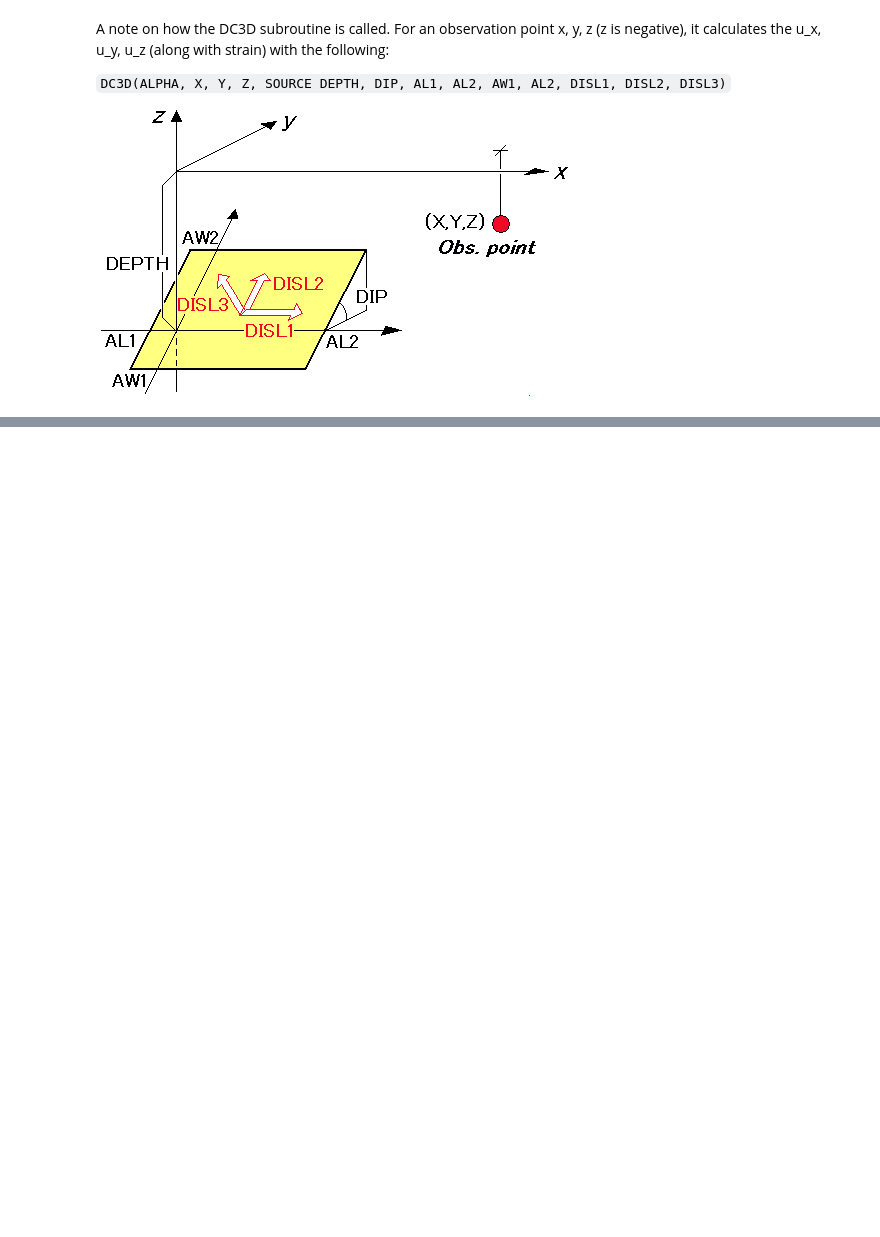
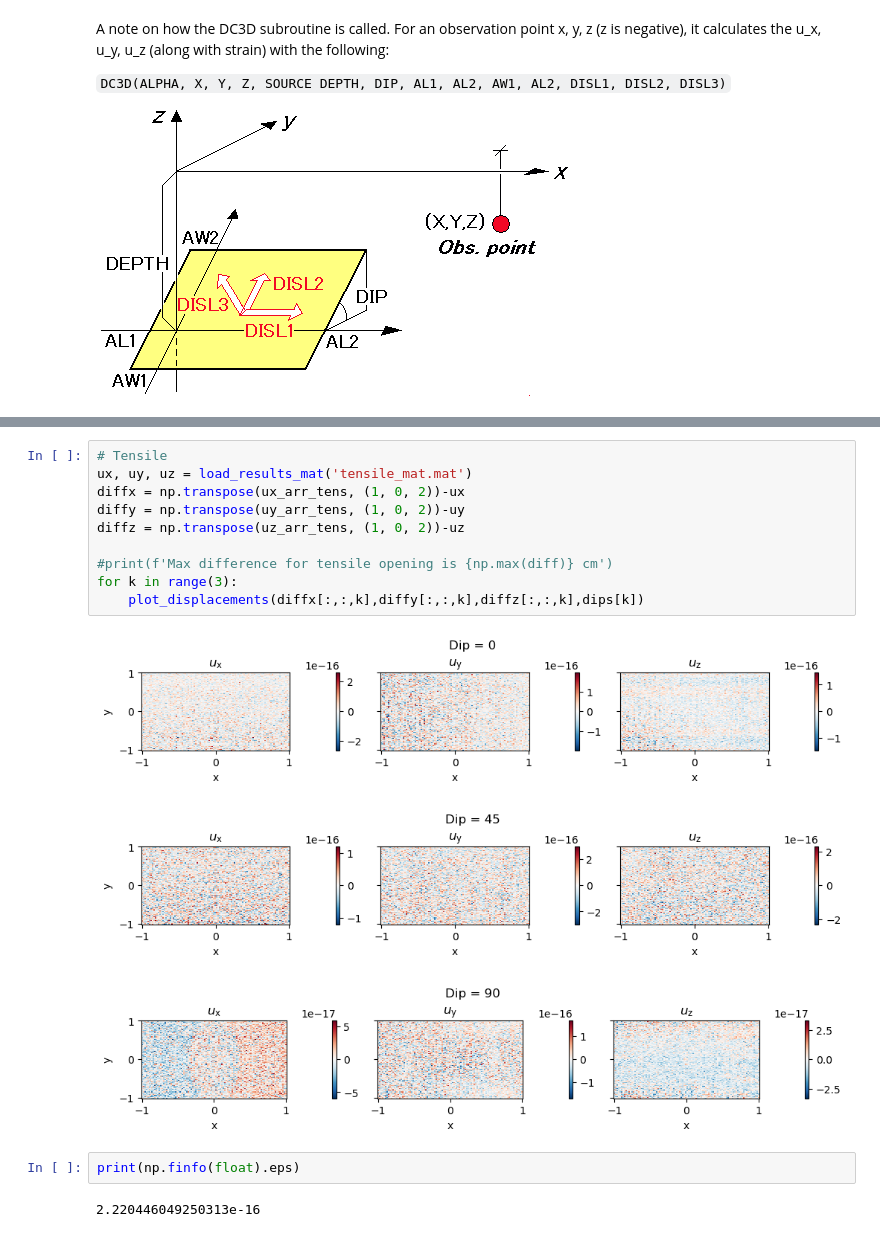
Before and after one commit to glugeorge/okada_python, a Jupyter notebook: unit_tests.ipynb, the cells around one changed output, grey strips where cells are left out. Cells and saved outputs as stored; diff of their text form; blank space fills up the shorter version.

```diff
--- a/unit_tests.ipynb
+++ b/unit_tests.ipynb
@@ -141,0 +198,18 @@ scipy.io.savemat('tensile_test.mat', {'ux': ux_arr, 'uy': uy_arr, 'uz': uz_arr,
+# %%
+# Tensile
+ux, uy, uz = load_results_mat('tensile_mat.mat')
+diffx = np.transpose(ux_arr_tens, (1, 0, 2))-ux
+diffy = np.transpose(uy_arr_tens, (1, 0, 2))-uy
+diffz = np.transpose(uz_arr_tens, (1, 0, 2))-uz
+
+#print(f'Max difference for tensile opening is {np.max(diff)} cm')
+for k in range(3):
+    plot_displacements(diffx[:,:,k],diffy[:,:,k],diffz[:,:,k],dips[k])
+# %% [output]
+[figure, added]
+[figure, added]
+[figure, added]
+# %%
+print(np.finfo(float).eps)
+# %% [output]
+2.220446049250313e-16
```
Also changed, not shown: parts of 11 cells of this notebook, 7 other files.
